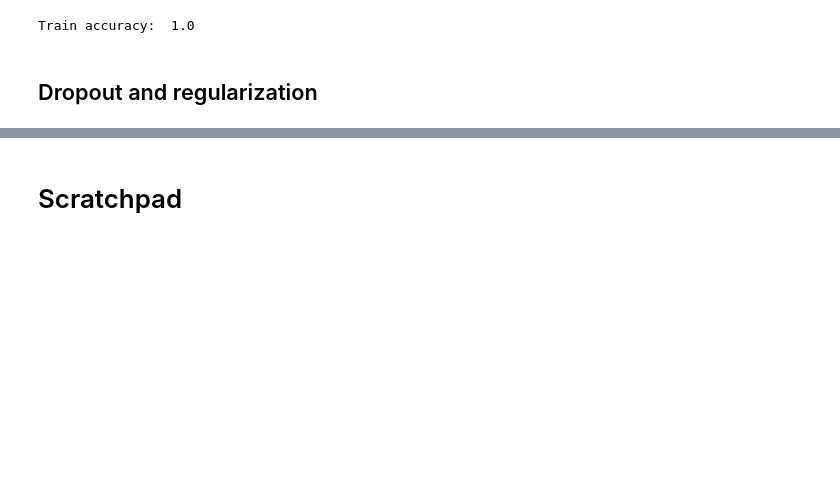
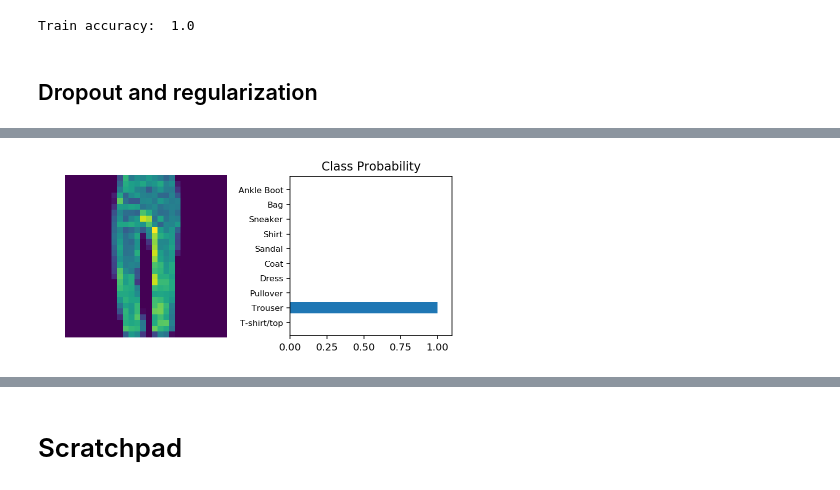
Before and after one commit to abtkod/practice, a Jupyter notebook: Deep Learning/notebook.ipynb, the cells around one changed output, grey strips where cells are left out. Saved outputs shown, nothing was run; the diff lists cells and outputs as text; code cells hidden in the pictures; blank space fills up the shorter version.

Commit message:
fashion-mnist

```diff
--- a/Deep Learning/notebook.ipynb
+++ b/Deep Learning/notebook.ipynb
@@ -398,0 +413,19 @@ Train accuracy:  0.9241706161137441
+# %%
+import torch
+from torchvision import datasets, transforms
+import helper
+
+# Define a transform to normalize the data
+transform = transforms.Compose([transforms.ToTensor(),
+                                transforms.Normalize((0.5, 0.5, 0.5), (0.5, 0.5, 0.5))])
+# Download and load the training data
+trainset = datasets.FashionMNIST('~/.pytorch/F_MNIST_data/', download=True, train=True, transform=transform)
+trainloader = torch.utils.data.DataLoader(trainset, batch_size=64, shuffle=True)
+
+# Download and load the test data
+testset = datasets.FashionMNIST('~/.pytorch/F_MNIST_data/', download=True, train=False, transform=transform)
+testloader = torch.utils.data.DataLoader(testset, batch_size=64, shuffle=True)
+
+print(trainset.train_data.shape, testset.test_data.shape)
+images, labels = next(iter(trainloader))
+print(images.shape, labels.shape)
@@ -398,0 +487,19 @@ Train accuracy:  0.9241706161137441
+# %%
+%matplotlib inline
+%config InlineBackend.figure_format = 'retina'
+
+import helper
+
+# Test out your network!
+
+dataiter = iter(testloader)
+images, labels = next(dataiter)
+img = images[62]
+im = img.view(img.shape[0], -1)
+# TODO: Calculate the class probabilities (softmax) for img
+ps = torch.exp(model(Variable(im)))
+
+# Plot the image and probabilities
+helper.view_classify(img, ps, version='Fashion')
+# %% [output]
+[figure, added]
```
Also changed, not shown: parts of 19 cells of this notebook.
